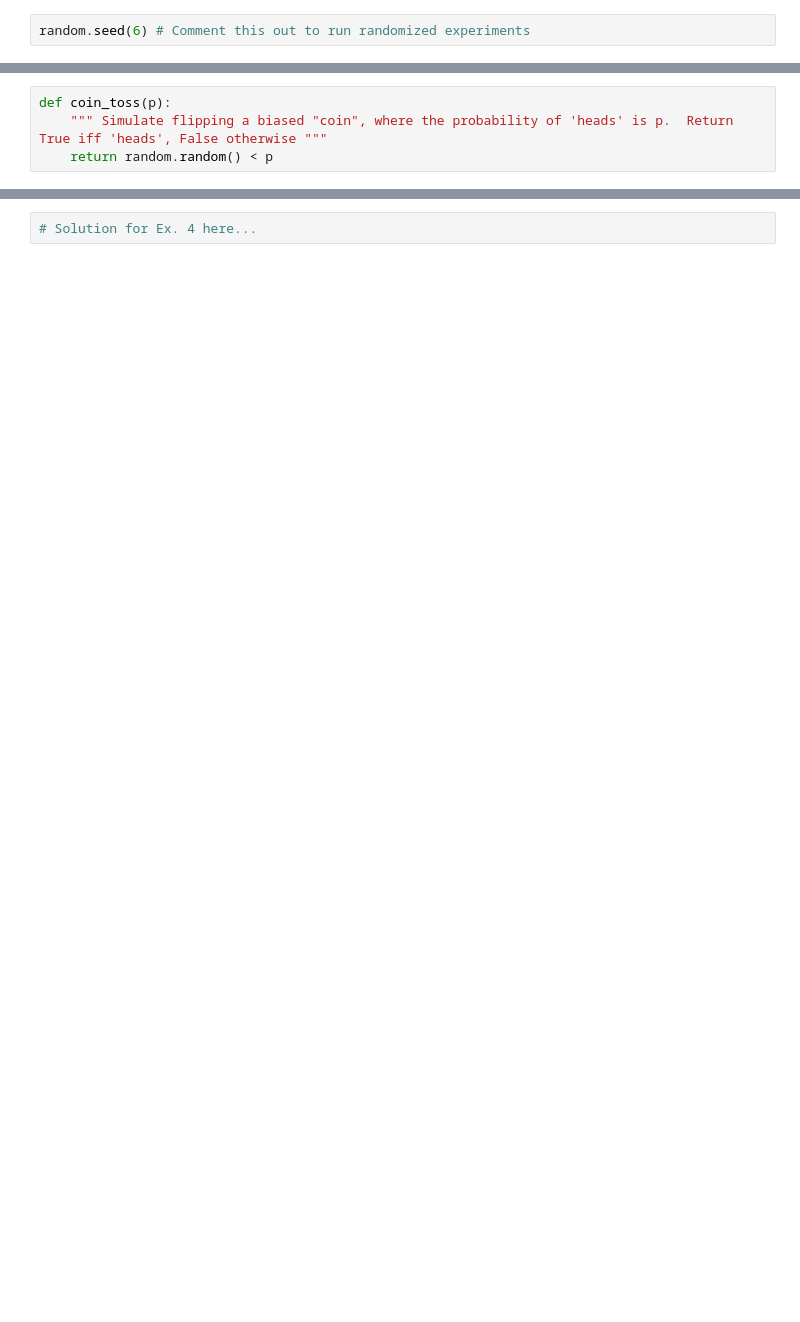
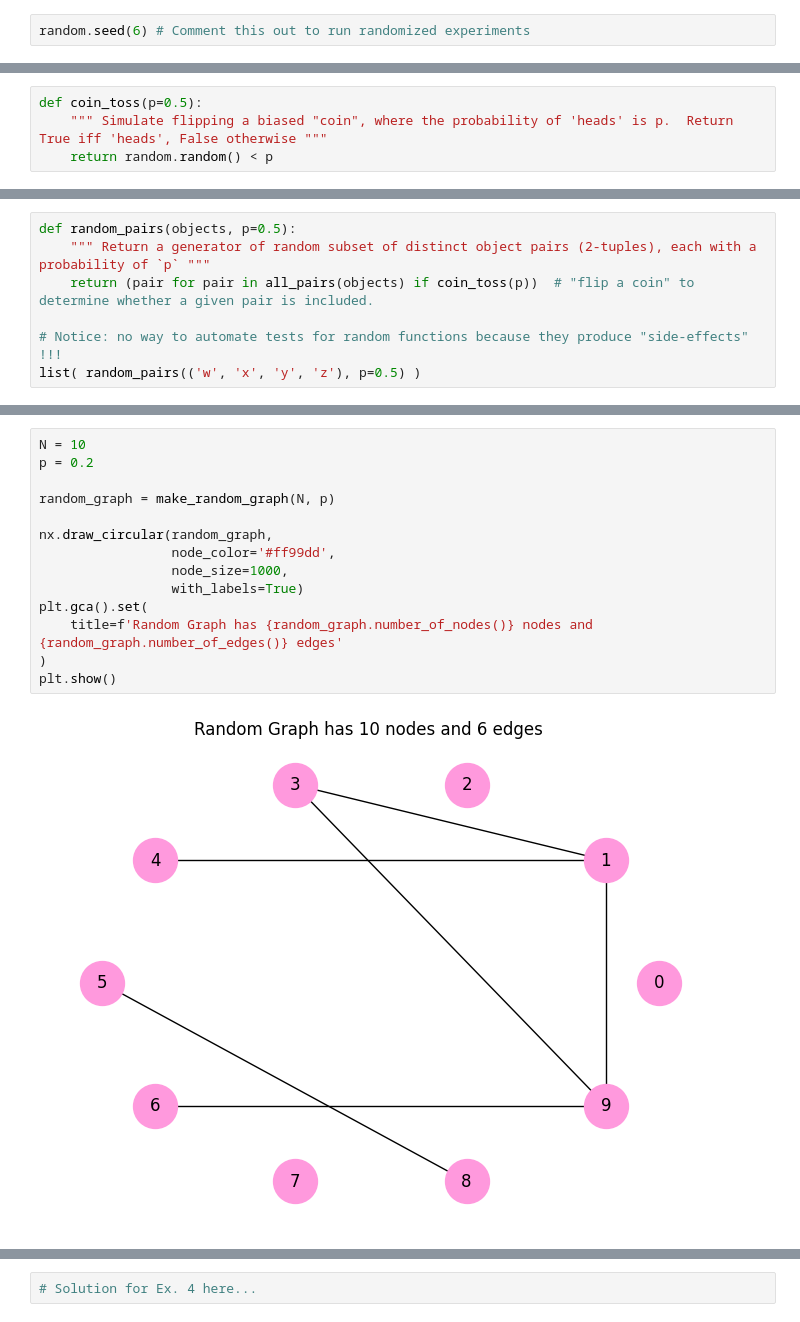
Before and after one commit to powderflask/cap-comp215, a Jupyter notebook: labs/lab04-graphs.ipynb, the cells around one changed output, grey strips where cells are left out. Drawn from its saved outputs; the diff is of its cells as text; blank space fills up the shorter version.

```diff
--- a/labs/lab04-graphs.ipynb
+++ b/labs/lab04-graphs.ipynb
@@ -168,4 +54,4 @@ But this coin can be "biased" - input $p$ specifies the probability of throwing
 # %%
-def coin_toss(p):
+def coin_toss(p=0.5):
     """ Simulate flipping a biased "coin", where the probability of 'heads' is p.  Return True iff 'heads', False otherwise """
     return random.random() < p
@@ -177,0 +58,7 @@ Experiment with different values of $p$.  What is the meaning of $p$ in this con
+# %%
+def random_pairs(objects, p=0.5):
+    """ Return a generator of random subset of distinct object pairs (2-tuples), each with a probability of `p` """
+    return (pair for pair in all_pairs(objects) if coin_toss(p))  # "flip a coin" to determine whether a given pair is included.
+
+# Notice: no way to automate tests for random functions because they produce "side-effects" !!!
+list( random_pairs(('w', 'x', 'y', 'z'), p=0.5) )
@@ -177,0 +75,16 @@ Experiment with different values of $p$.  What is the meaning of $p$ in this con
+# %%
+N = 10
+p = 0.2
+
+random_graph = make_random_graph(N, p)
+
+nx.draw_circular(random_graph,
+                 node_color='#ff99dd',
+                 node_size=1000,
+                 with_labels=True)
+plt.gca().set(
+    title=f'Random Graph has {random_graph.number_of_nodes()} nodes and {random_graph.number_of_edges()} edges'
+)
+plt.show()
+# %% [output]
+[figure, added]
```
Also changed, not shown: parts of 70 cells of this notebook, 4 other files.
